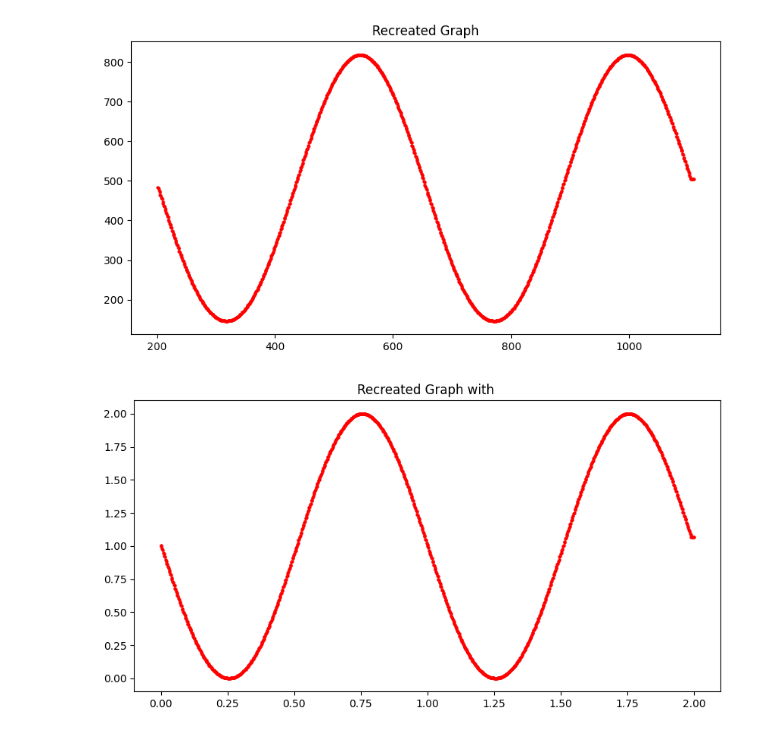
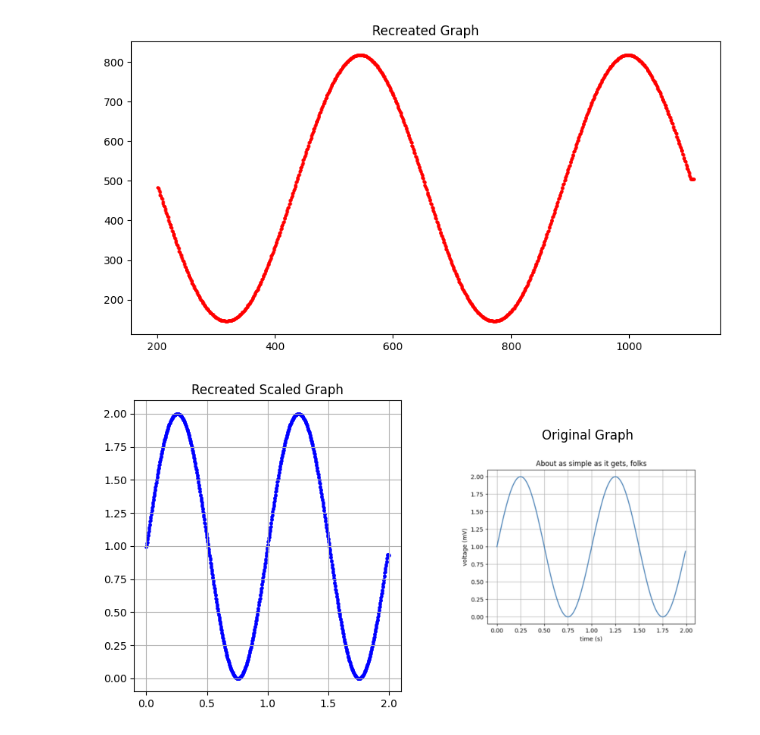
Before and after one commit to lovroruzman/osirv-projektnizad, a Jupyter notebook: Algoritam_za_digitalizaciju_grafova.ipynb, the cells around one changed output. Cells and saved outputs as stored; diff of their text form; code cells hidden in the pictures.

```diff
--- a/Algoritam_za_digitalizaciju_grafova.ipynb
+++ b/Algoritam_za_digitalizaciju_grafova.ipynb
@@ -14,7 +14,7 @@ plt.title('Original')
 plt.show()
 
 # Convert To HSV
-graph = cv.cvtColor(graph, cv.COLOR_RGB2HSV)
+graph_hsv = cv.cvtColor(graph, cv.COLOR_RGB2HSV)
 plt.imshow(graph)
 plt.axis('off')
 plt.title('HSV')
@@ -23,7 +23,7 @@ plt.show()
 # 3. Thresholding for the graph line
 lower_blue = np.array([100, 50, 50])  # Lower HSV bounds for blue
 upper_blue = np.array([140, 255, 255])  # Upper HSV bounds for blue
-graph_mask = cv.inRange(graph, lower_blue, upper_blue)
+graph_mask = cv.inRange(graph_hsv, lower_blue, upper_blue)
 plt.imshow(graph_mask, cmap='gray')
 plt.axis('off')
 plt.title('Isolated Graph')
@@ -44,7 +44,7 @@ def bounding_rect(img):
     return rect
 x, y, w, h = bounding_rect(graph_mask)
 
-result_img = graph.copy()
+result_img = graph_hsv.copy()
 cv.rectangle(result_img, (x, y), (x + w, y + h), (0, 0, 0), 3)
 cv.circle(result_img, (x, y+h), 20, (0, 0, 0), -1)
 plt.imshow(cv.cvtColor(result_img, cv.COLOR_HSV2RGB))
@@ -62,35 +62,43 @@ print(x,y)
 [figure]
 202 824
 # %%
-height, width, channels = graph.shape
+from re import X
+height, width = graph_mask.shape
 
 graph_points = []
 
 for x in range(width):
     for y in range(height):
         if graph_mask[y, x] > 200:
             graph_points.append((x, y))
             break
 
 graph_points = np.array(graph_points)
 
 plt.figure(figsize=(10,5))
 plt.scatter(graph_points[:,0], graph_points[:,1], color='red', s=5)
 plt.title("Recreated Graph")
 plt.show()
 
 x_min = np.min(graph_points[:,0])
 x_max = np.max(graph_points[:,0])
 scaled_x = 2 * (graph_points[:,0] - x_min) / (x_max - x_min)
 
 y_min = np.min(graph_points[:,1])
 y_max = np.max(graph_points[:,1])
-scaled_y = 2 * (graph_points[:,1] - y_min) / (y_max - y_min)
+scaled_y = 2 - (graph_points[:,1] - y_min) / (y_max - y_min) * 2
 
-plt.figure(figsize=(10,5))
-plt.scatter(scaled_x, scaled_y, color='red', s=5)
-plt.title("Recreated Graph with ")
+plt.figure(figsize=(10, 5))
+plt.subplot(1, 2, 1)
+plt.scatter(scaled_x, scaled_y, color='blue', s=5)
+plt.grid('on')
+plt.title("Recreated Scaled Graph")
+
+plt.subplot(1, 2, 2)
+plt.imshow(graph)
+plt.axis('off')
+plt.title("Original Graph")
 plt.show()
 # %% [output]
 [figure]
-[figure, old version]
+[figure, new version]
```
Also changed, not shown: parts of 1 cell of this notebook.
